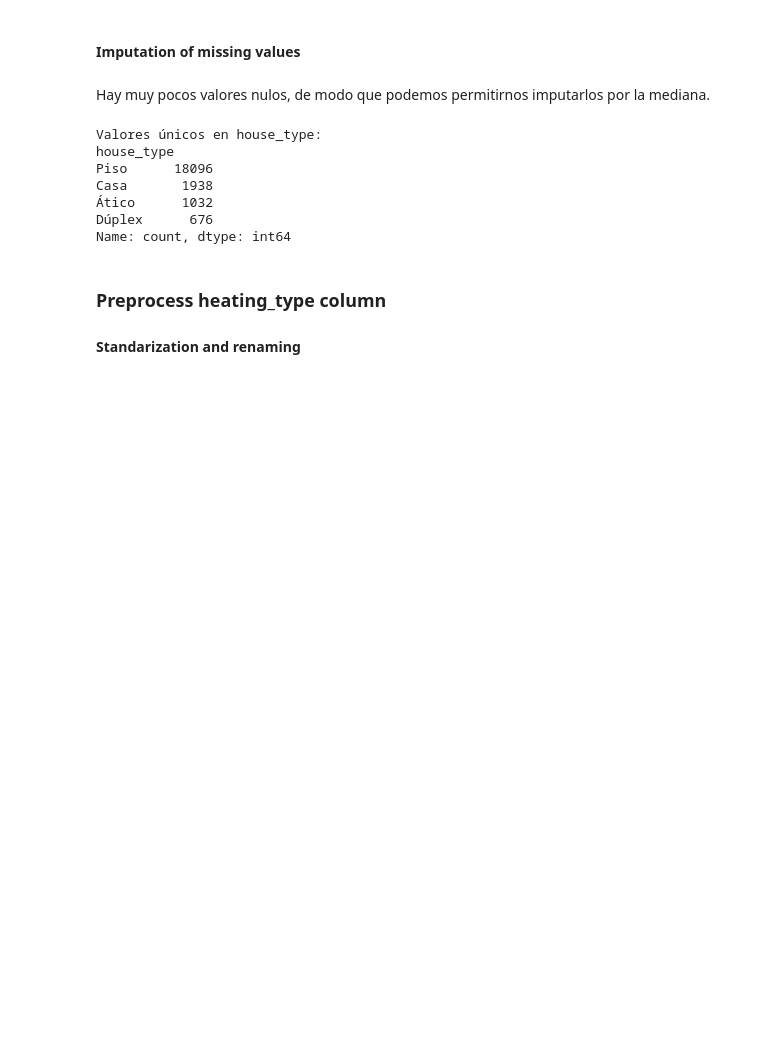
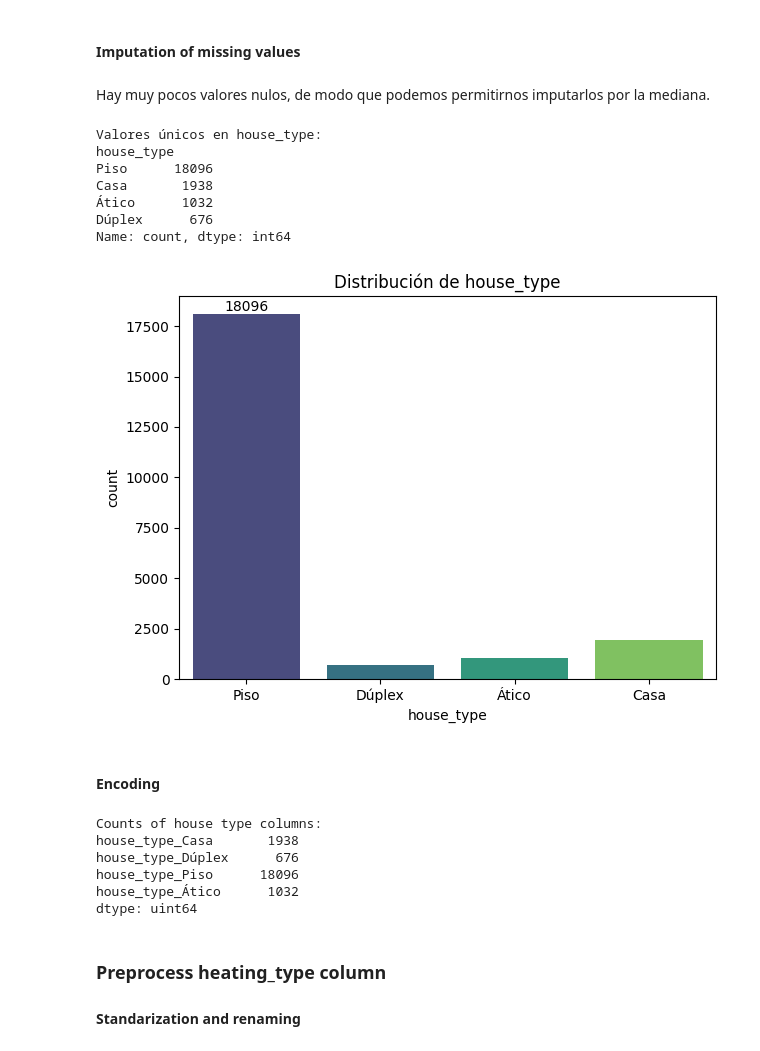
Before and after one commit to carleslobon/MD2, a Jupyter notebook: preprocessing/preprocessing_final.ipynb, the cells around one changed output. Drawn from its saved outputs; the diff is of its cells as text; code cells hidden in the pictures; blank space fills up the shorter version.

```diff
--- a/preprocessing/preprocessing_final.ipynb
+++ b/preprocessing/preprocessing_final.ipynb
@@ -630,25 +630,40 @@ Hay muy pocos valores nulos, de modo que podemos permitirnos imputarlos por la m
 # %%
 df['house_type'].fillna(df['house_type'].mode()[0], inplace=True)
 
 print("Valores únicos en house_type:")
 print(df['house_type'].value_counts(dropna=False))
 
-# fig, axes = plt.subplots(1, 1)
-# sns.countplot(x='house_type', data=df, ax=axes, palette='viridis')
-# axes.set_title('Distribución de house_type')
-# axes.set_xlabel('house_type')
-# axes.bar_label(axes.containers[0])
+fig, axes = plt.subplots(1, 1)
+sns.countplot(x='house_type', data=df, ax=axes, palette='viridis')
+axes.set_title('Distribución de house_type')
+axes.set_xlabel('house_type')
+axes.bar_label(axes.containers[0])
 
-# plt.tight_layout()
-# plt.show()
+plt.tight_layout()
+plt.show()
 # %% [output]
 Valores únicos en house_type:
 house_type
 Piso      18096
 Casa       1938
 Ático      1032
 Dúplex      676
 Name: count, dtype: int64
+[figure, added]
+# %% [markdown]
+#### Encoding
+# %%
+df = pd.get_dummies(df, columns=['house_type'], dtype='uint8')
+
+print("\nCounts of house type columns:")
+print(df[['house_type_Casa', 'house_type_Dúplex', 'house_type_Piso', 'house_type_Ático']].sum())
+# %% [output]
+Counts of house type columns:
+house_type_Casa       1938
+house_type_Dúplex      676
+house_type_Piso      18096
+house_type_Ático      1032
+dtype: uint64
 # %% [markdown]
 ### Preprocess heating_type column
 
```
Also changed, not shown: parts of 12 cells of this notebook, 1 other file.
